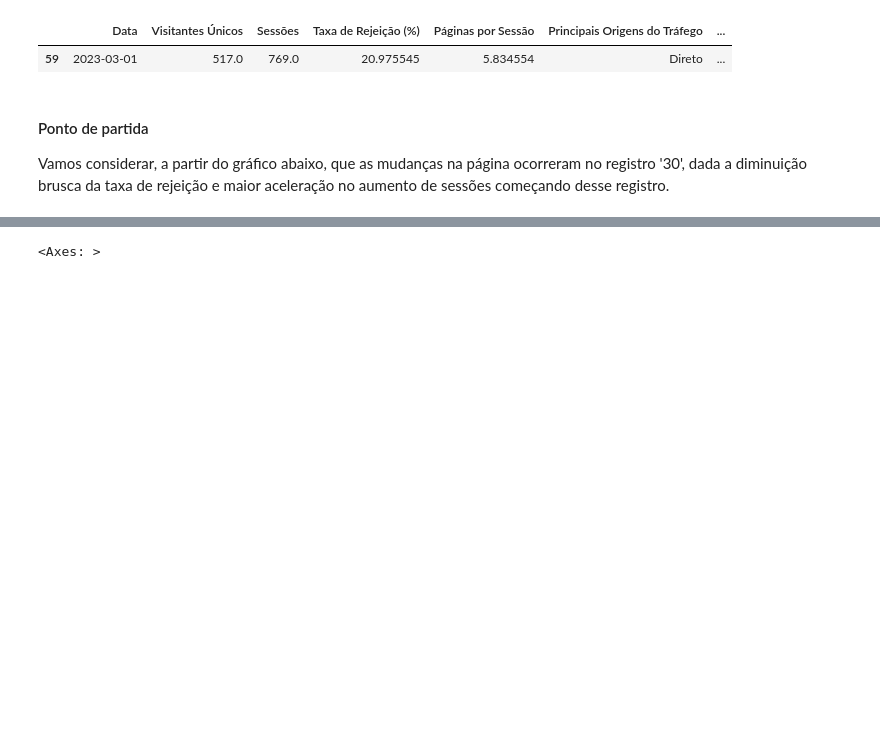
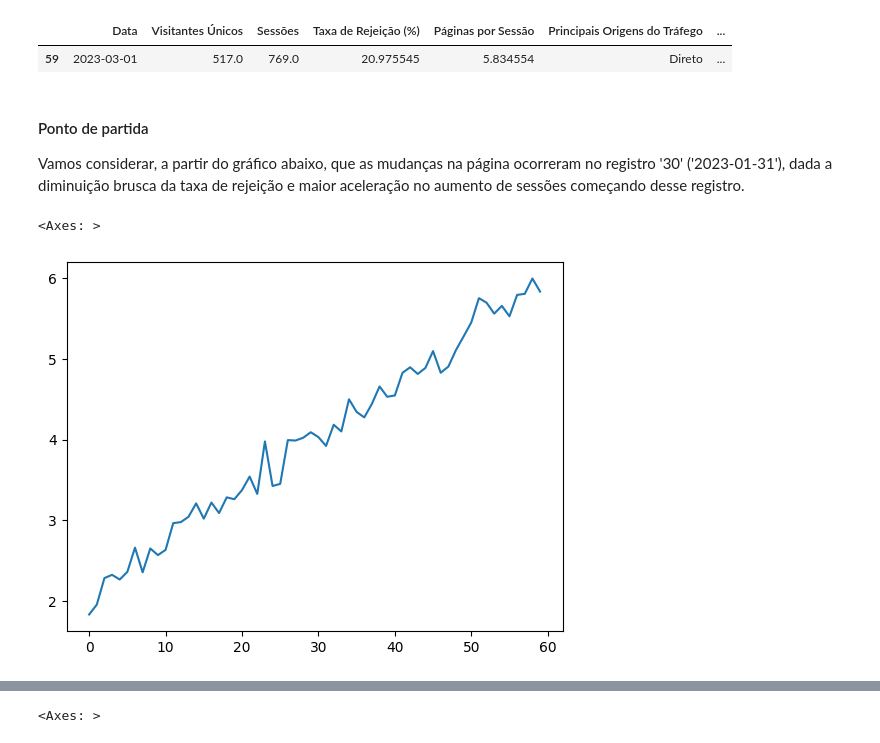
Before and after one commit to VitorMoura01/SI10-Prova1, a Jupyter notebook: ITL_SI10_2024_Prova_P1_Espec.ipynb, the cells around one changed output, grey strips where cells are left out. Drawn from its saved outputs; the diff is of its cells as text; code cells hidden in the pictures; blank space fills up the shorter version.

```diff
--- a/ITL_SI10_2024_Prova_P1_Espec.ipynb
+++ b/ITL_SI10_2024_Prova_P1_Espec.ipynb
@@ -111,4 +111,9 @@ df.loc[df['Taxa de Conversão (%)'] == df['Taxa de Conversão (%)'].max()]
 | 59 | 2023-03-01 | 517.0 | 769.0 | 20.975545 | 5.834554 | Direto | ... |
 # %% [markdown]
 #### Ponto de partida
-Vamos considerar, a partir do gráfico abaixo, que as mudanças na página ocorreram no registro '30', dada a diminuição brusca da taxa de rejeição e maior aceleração no aumento de sessões começando desse registro.
+Vamos considerar, a partir do gráfico abaixo, que as mudanças na página ocorreram no registro '30' ('2023-01-31'), dada a diminuição brusca da taxa de rejeição e maior aceleração no aumento de sessões começando desse registro.
+# %%
+df['Páginas por Sessão'].plot()
+# %% [output]
+<Axes: >
+[figure, added]
```
Also changed, not shown: parts of 14 cells of this notebook.
